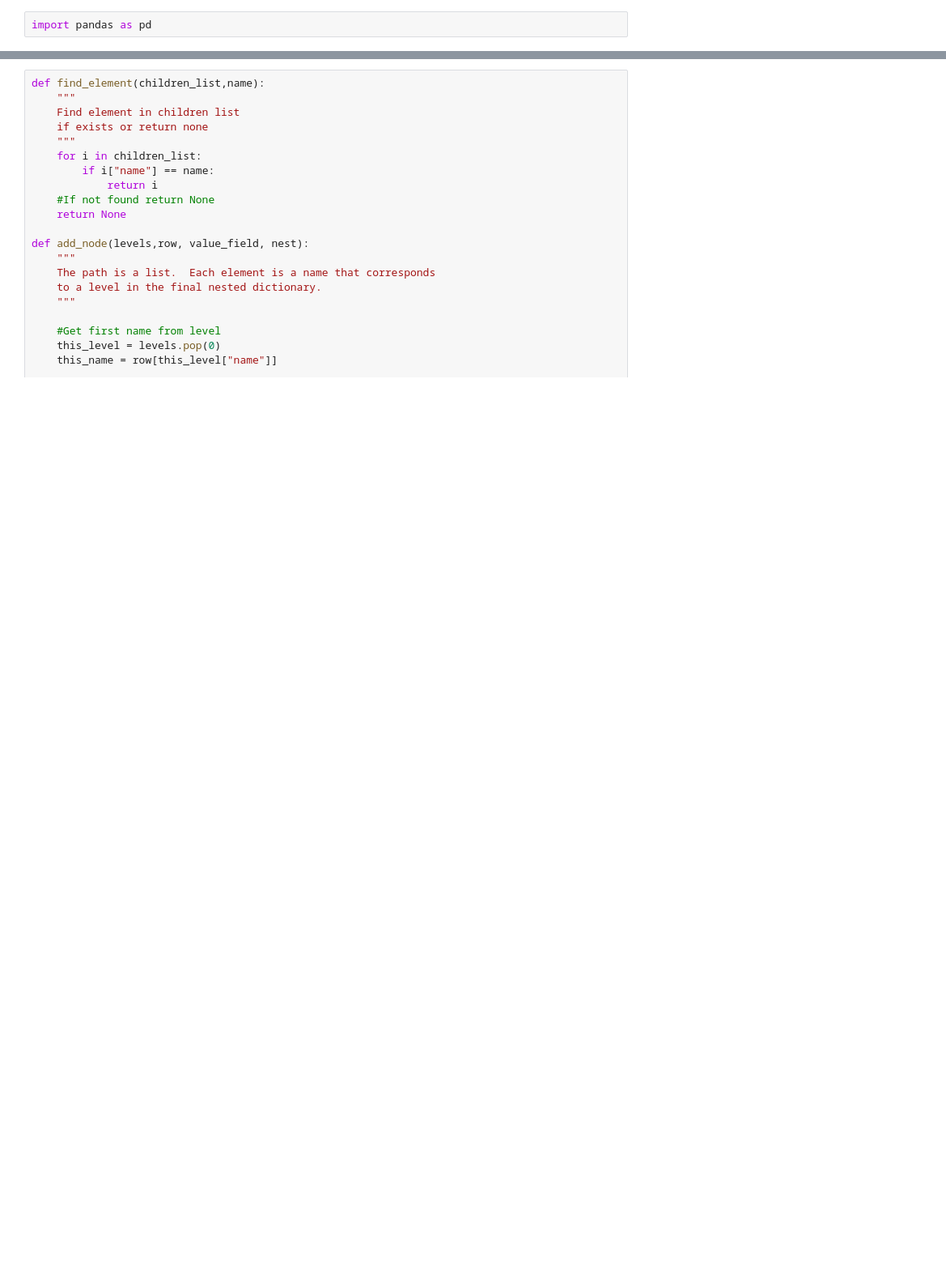
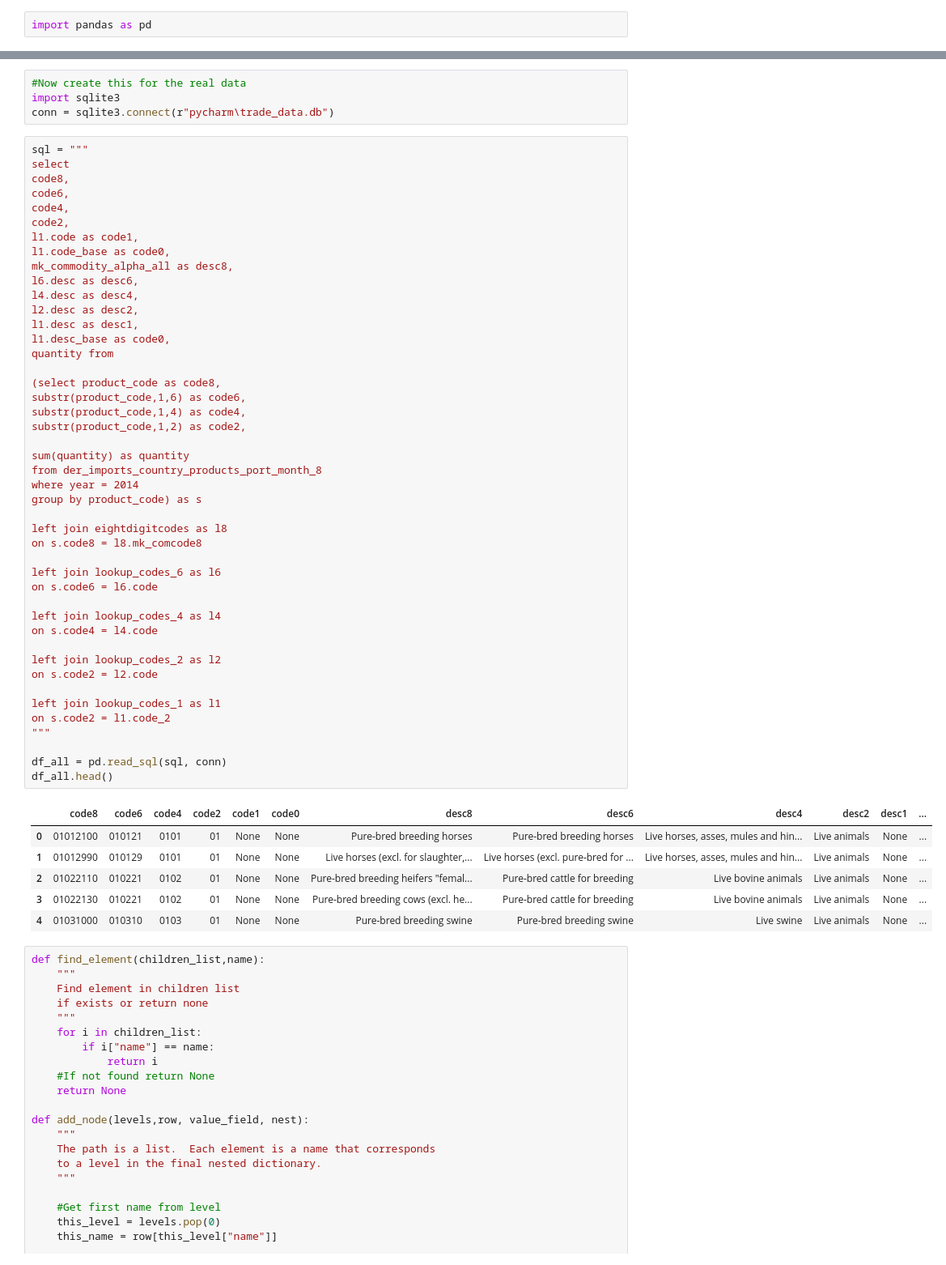
Before and after one commit to RobinL/HMRCTradeDataParser, a Jupyter notebook: Table to nested dictionary 3.ipynb, the cells around one changed output, grey strips where cells are left out. Shown: that part at 81% size. Cells and saved outputs as stored; diff of their text form; blank space fills up the shorter version.

```diff
--- a/Table to nested dictionary 3.ipynb
+++ b/Table to nested dictionary 3.ipynb
@@ -19,3 +25,59 @@ d = {"name": "root",
+# %%
+#Now create this for the real data
+import sqlite3
+conn = sqlite3.connect(r"pycharm\trade_data.db")
+# %%
+sql = """
+select
+code8,
+code6,
+code4,
+code2,
+l1.code as code1,
+l1.code_base as code0,
+mk_commodity_alpha_all as desc8,
+l6.desc as desc6,
+l4.desc as desc4,
+l2.desc as desc2,
+l1.desc as desc1,
+l1.desc_base as code0,
+quantity from
+
+(select product_code as code8,
+substr(product_code,1,6) as code6,
+substr(product_code,1,4) as code4,
+substr(product_code,1,2) as code2,
+
+sum(quantity) as quantity
+from der_imports_country_products_port_month_8
+where year = 2014
+group by product_code) as s
+
+left join eightdigitcodes as l8
+on s.code8 = l8.mk_comcode8
+
+left join lookup_codes_6 as l6
+on s.code6 = l6.code
+
+left join lookup_codes_4 as l4
+on s.code4 = l4.code
+
+left join lookup_codes_2 as l2
+on s.code2 = l2.code
+
+left join lookup_codes_1 as l1
+on s.code2 = l1.code_2
+"""
+
+df_all = pd.read_sql(sql, conn)
+df_all.head()
+# %% [output]
+|  | code8 | code6 | code4 | code2 | code1 | code0 | desc8 | desc6 | desc4 | desc2 | desc1 | ... |
+| 0 | 01012100 | 010121 | 0101 | 01 | None | None | Pure-bred breeding horses | Pure-bred breeding horses | Live horses, asses, mules and hin... | Live animals | None | ... |
+| 1 | 01012990 | 010129 | 0101 | 01 | None | None | Live horses (excl. for slaughter,... | Live horses (excl. pure-bred for ... | Live horses, asses, mules and hin... | Live animals | None | ... |
+| 2 | 01022110 | 010221 | 0102 | 01 | None | None | Pure-bred breeding heifers "femal... | Pure-bred cattle for breeding | Live bovine animals | Live animals | None | ... |
+| 3 | 01022130 | 010221 | 0102 | 01 | None | None | Pure-bred breeding cows (excl. he... | Pure-bred cattle for breeding | Live bovine animals | Live animals | None | ... |
+| 4 | 01031000 | 010310 | 0103 | 01 | None | None | Pure-bred breeding swine | Pure-bred breeding swine | Live swine | Live animals | None | ... |
 # %%
 def find_element(children_list,name):
     """
```
Also changed, not shown: parts of 7 cells of this notebook, 1 other file.
